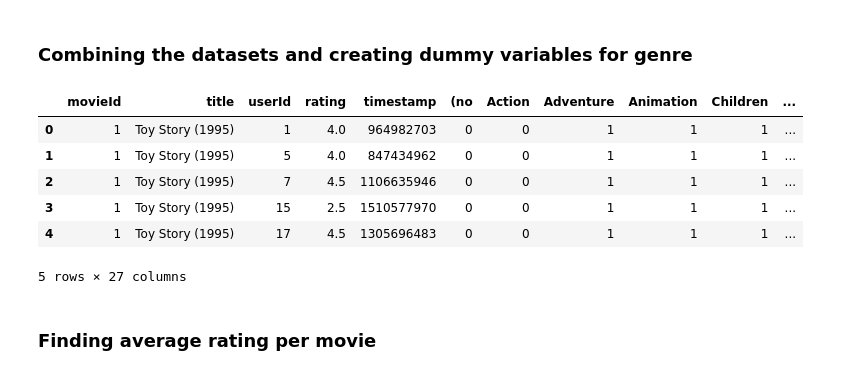
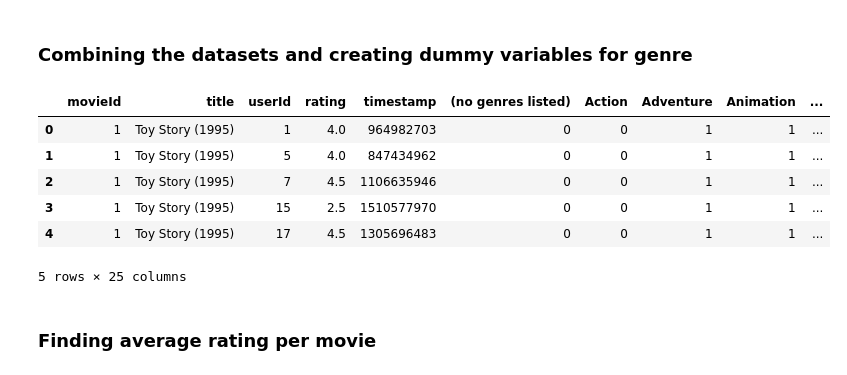
Before and after one commit to manvendra-07/ML-Project-RecommenderSystem, a Jupyter notebook: preprocess.ipynb, the cells around one changed output. Drawn from its saved outputs; the diff is of its cells as text; code cells hidden in the pictures.

```diff
--- a/preprocess.ipynb
+++ b/preprocess.ipynb
@@ -120,8 +120,7 @@ Name: rating, dtype: float64
 # %% [markdown]
 ### Taking count of movies per genre
 # %%
-movies['genres'] = movies['genres'].str.replace('|', ' ')
-genre = pd.DataFrame(movies.genres.str.split(' ').tolist())
+genre = pd.DataFrame(movies.genres.str.split('|').tolist())
 genrecounts = genre.stack().value_counts()
 genrecounts
 # %% [output]
@@ -146,16 +145,16 @@ dtype: int64
 ### Combining the datasets and creating dummy variables for genre
 # %%
 data = pd.merge(movies, ratings, on='movieId')
-data = pd.concat([data.drop('genres', axis=1), data.genres.str.get_dummies(sep=' ')], axis=1)
+data = pd.concat([data.drop('genres', axis=1), data.genres.str.get_dummies(sep='|')], axis=1)
 data.head()
 # %% [output]
-|  | movieId | title | userId | rating | timestamp | (no | Action | Adventure | Animation | Children | ... |
-| 0 | 1 | Toy Story (1995) | 1 | 4.0 | 964982703 | 0 | 0 | 1 | 1 | 1 | ... |
-| 1 | 1 | Toy Story (1995) | 5 | 4.0 | 847434962 | 0 | 0 | 1 | 1 | 1 | ... |
-| 2 | 1 | Toy Story (1995) | 7 | 4.5 | 1106635946 | 0 | 0 | 1 | 1 | 1 | ... |
-| 3 | 1 | Toy Story (1995) | 15 | 2.5 | 1510577970 | 0 | 0 | 1 | 1 | 1 | ... |
-| 4 | 1 | Toy Story (1995) | 17 | 4.5 | 1305696483 | 0 | 0 | 1 | 1 | 1 | ... |
+|  | movieId | title | userId | rating | timestamp | (no genres listed) | Action | Adventure | Animation | ... |
+| 0 | 1 | Toy Story (1995) | 1 | 4.0 | 964982703 | 0 | 0 | 1 | 1 | ... |
+| 1 | 1 | Toy Story (1995) | 5 | 4.0 | 847434962 | 0 | 0 | 1 | 1 | ... |
+| 2 | 1 | Toy Story (1995) | 7 | 4.5 | 1106635946 | 0 | 0 | 1 | 1 | ... |
+| 3 | 1 | Toy Story (1995) | 15 | 2.5 | 1510577970 | 0 | 0 | 1 | 1 | ... |
+| 4 | 1 | Toy Story (1995) | 17 | 4.5 | 1305696483 | 0 | 0 | 1 | 1 | ... |
-5 rows × 27 columns
+5 rows × 25 columns
 # %% [markdown]
 ### Finding average rating per movie
 # %%
```
Also changed, not shown: parts of 5 cells of this notebook.
